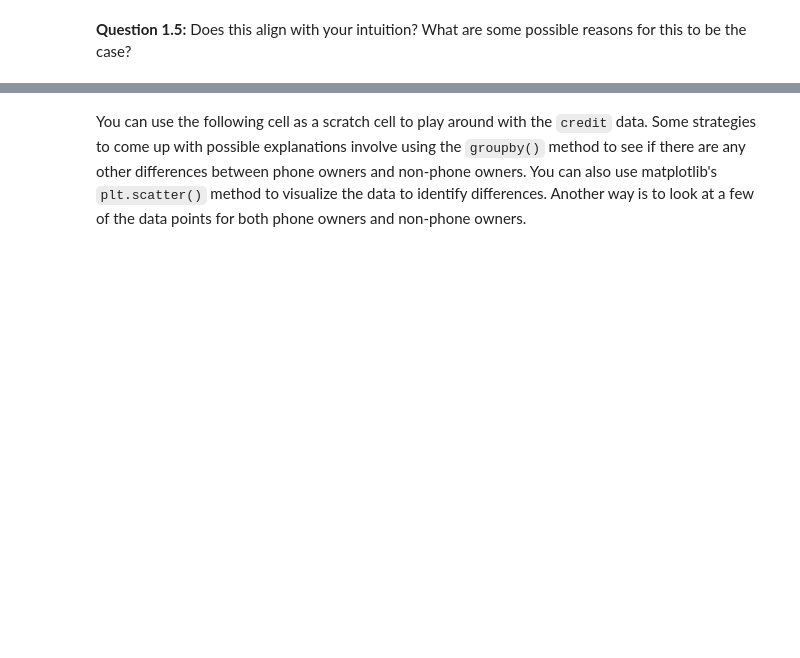
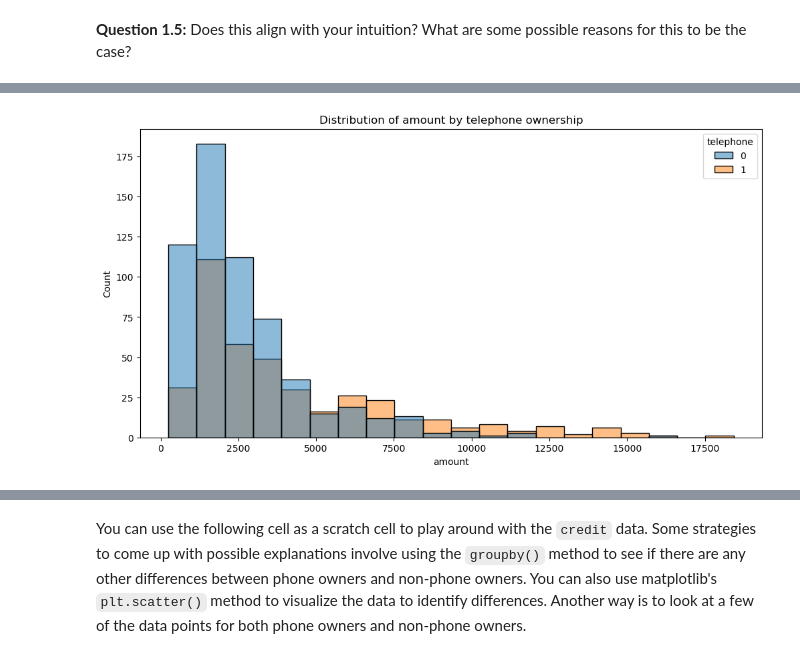
Before and after one commit to johanoelgaard/ECON148, a Jupyter notebook: lab/lab08/lab08.ipynb, the cells around one changed output, grey strips where cells are left out. Saved outputs shown, nothing was run; the diff lists cells and outputs as text; code cells hidden in the pictures; blank space fills up the shorter version.

```diff
--- a/lab/lab08/lab08.ipynb
+++ b/lab/lab08/lab08.ipynb
@@ -368,0 +370,6 @@ _Type your answer here, replacing this text._
+# %%
+sb.histplot(data=credit, x="amount", hue="telephone", bins=20)
+plt.title('Distribution of amount by telephone ownership')
+plt.show()
+# %% [output]
+[figure, added]
```
Also changed, not shown: parts of 10 cells of this notebook, 3 other files.
